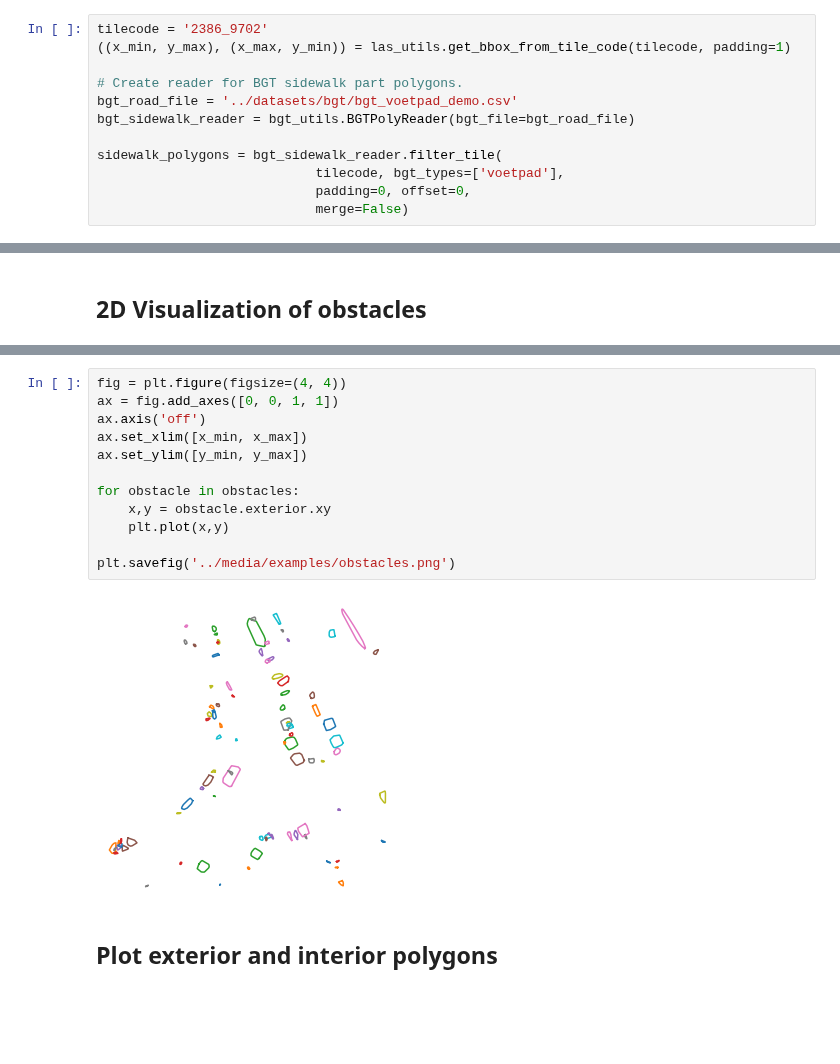
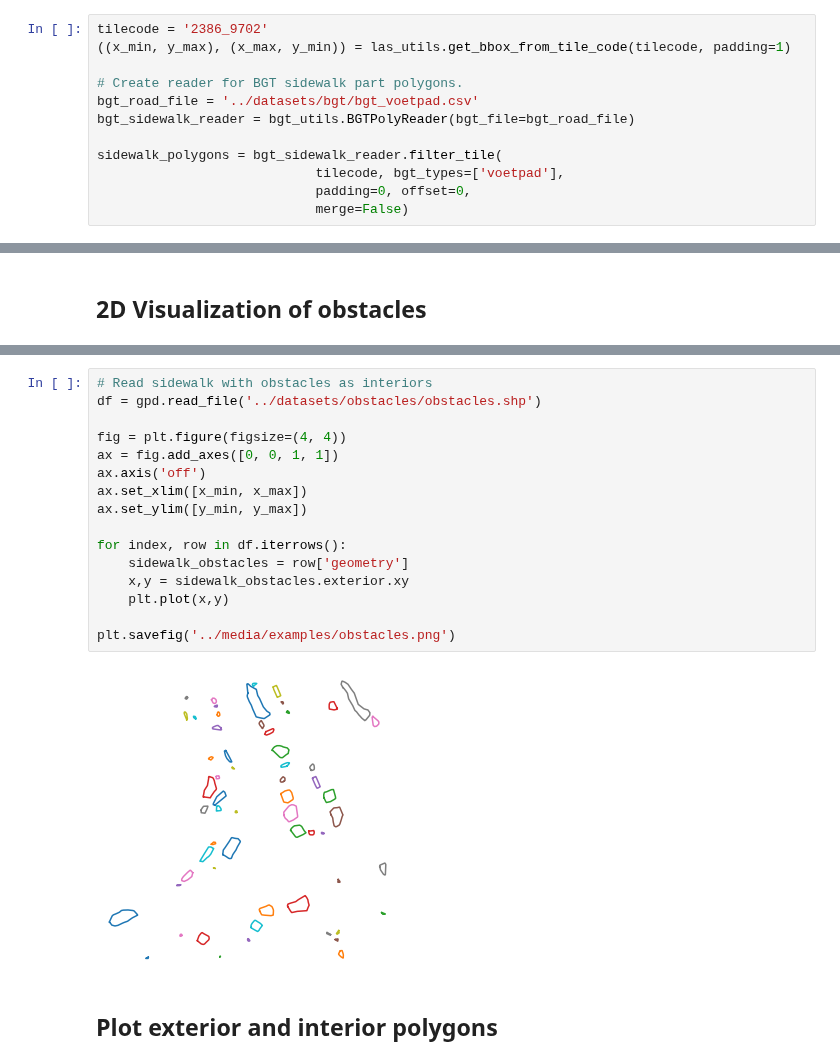
Before and after one commit to Amsterdam-AI-Team/Urban_PointCloud_Sidewalk_Width, a Jupyter notebook: notebooks/Visualization.ipynb, the cells around one changed output, grey strips where cells are left out. Saved outputs shown, nothing was run; the diff lists cells and outputs as text; blank space fills up the shorter version.

Commit message:
Update visualization notebook

```diff
--- a/notebooks/Visualization.ipynb
+++ b/notebooks/Visualization.ipynb
@@ -12,7 +12,7 @@ tilecode = '2386_9702'
 ((x_min, y_max), (x_max, y_min)) = las_utils.get_bbox_from_tile_code(tilecode, padding=1)
 
 # Create reader for BGT sidewalk part polygons.
-bgt_road_file = '../datasets/bgt/bgt_voetpad_demo.csv'
+bgt_road_file = '../datasets/bgt/bgt_voetpad.csv'
 bgt_sidewalk_reader = bgt_utils.BGTPolyReader(bgt_file=bgt_road_file)
 
 sidewalk_polygons = bgt_sidewalk_reader.filter_tile(
@@ -57,17 +38,21 @@ obstacles = get_obstacles()
 # %%
+# Read sidewalk with obstacles as interiors
+df = gpd.read_file('../datasets/obstacles/obstacles.shp')
+
 fig = plt.figure(figsize=(4, 4))
 ax = fig.add_axes([0, 0, 1, 1])
 ax.axis('off')
 ax.set_xlim([x_min, x_max])
 ax.set_ylim([y_min, y_max])
 
-for obstacle in obstacles:
-    x,y = obstacle.exterior.xy
+for index, row in df.iterrows():
+    sidewalk_obstacles = row['geometry']
+    x,y = sidewalk_obstacles.exterior.xy
     plt.plot(x,y)
 
 plt.savefig('../media/examples/obstacles.png')
 # %% [output]
-[figure, old version]
+[figure, new version]
 # %% [markdown]
 ## Plot exterior and interior polygons
 # %%
```
Also changed, not shown: parts of 3 cells of this notebook, 3 other files.
